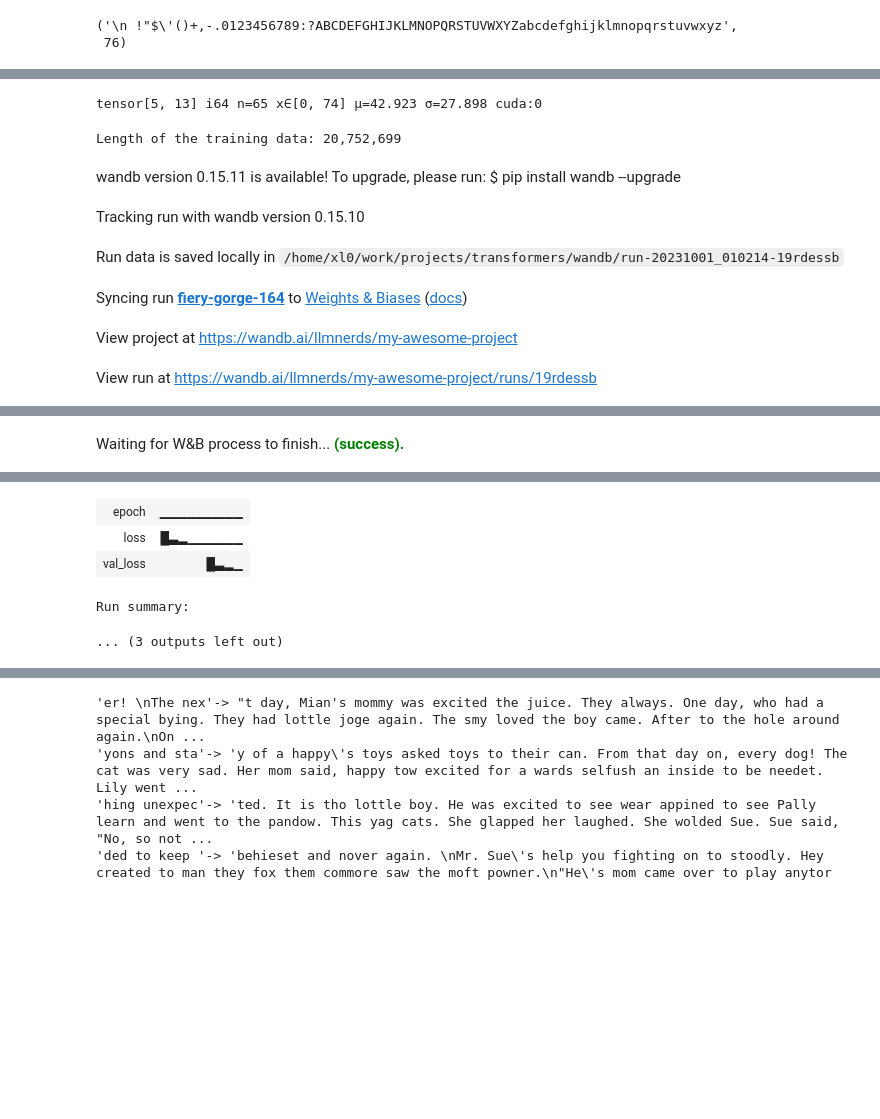
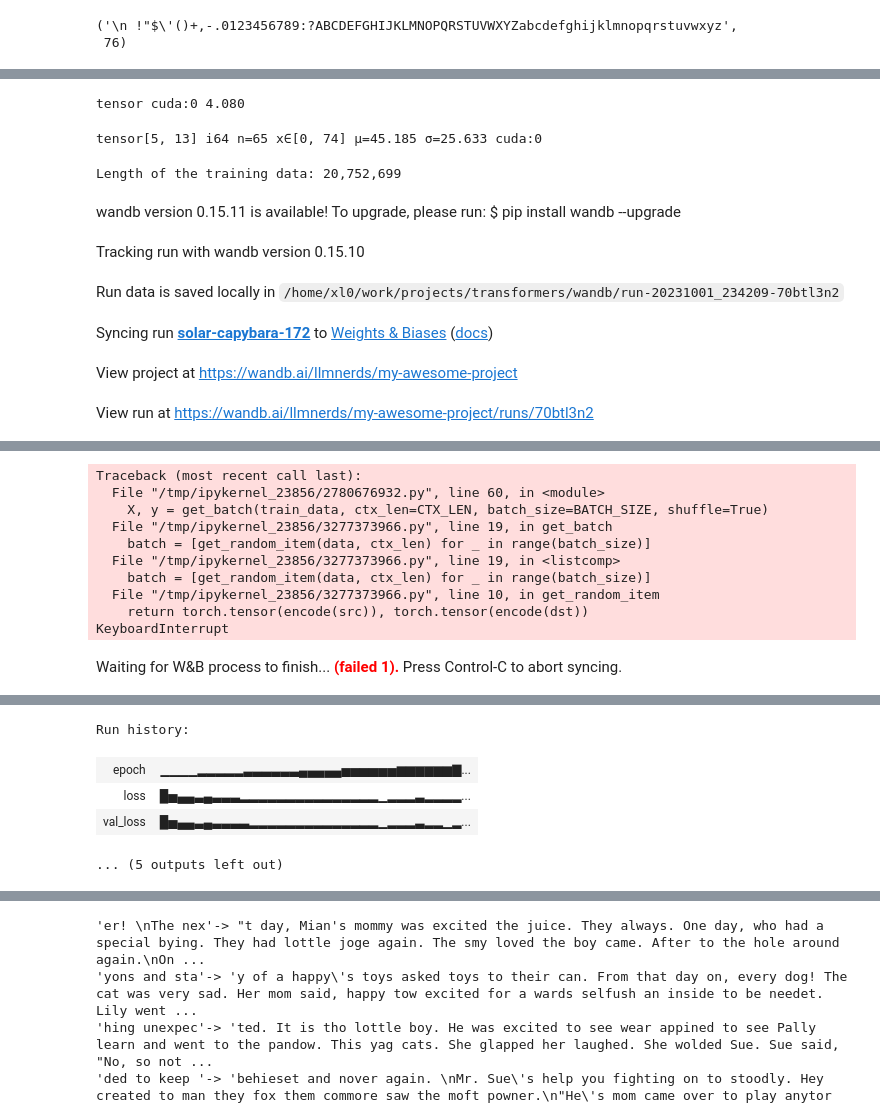
Before and after one commit to xl0/transformers, a Jupyter notebook: transformer_tinystories.ipynb, the cells around one changed output, grey strips where cells are left out. Saved outputs shown, nothing was run; the diff lists cells and outputs as text; code cells hidden in the pictures; blank space fills up the shorter version.

Commit message:
Some progress with training.

```diff
--- a/transformer_tinystories.ipynb
+++ b/transformer_tinystories.ipynb
@@ -158,5 +164,17 @@ y = y.to(device)
+# %%
+M = torch.zeros((128, EMBEDDING_DIM))
+M
+
+
+for pos in range(M.shape[0]):
+    for i in range(M.shape[1] // 2):
+        M[pos, 2 * i] = torch.sin(torch.tensor(pos / 10000 ** (i / M.shape[1])))
+        M[pos, 2 * i + 1] = torch.cos(torch.tensor(pos / 10000 ** ((i) / M.shape[1])))
+
+# M.chans(scale=10)
 # %%
 # def attention_block(params, input_ids, vocab_size):
+import math
 
 
 def make_params(embedding_dim, ctx_len, vocab_size, layers, device):
@@ -164,6 +182,10 @@ def make_params(embedding_dim, ctx_len, vocab_size, layers, device):
         "embedding": torch.randn((vocab_size, embedding_dim), device=device),
         "pos_enc": torch.randn((embedding_dim, ctx_len), device=device),
         "blocks": [],
+        "w_ln_f": torch.ones((embedding_dim), device=device),
+        "b_ln_f": torch.zeros((embedding_dim,), device=device),
+        "decoding": torch.rand((vocab_size, embedding_dim), device=device)
+        / math.sqrt(vocab_size),
     }
 
     for _ in range(layers):
@@ -182,13 +204,23 @@ def make_params(embedding_dim, ctx_len, vocab_size, layers, device):
         }
         model_params["blocks"].append(block)
 
-    model_params["w_ln_f"] = torch.ones((embedding_dim), device=device)
-    model_params["b_ln_f"] = torch.zeros((embedding_dim,), device=device)
-
     return model_params
 
 
+def init_params(params):
+    M = params["pos_enc"]
+    for pos in range(M.shape[0]):
+        for i in range(M.shape[1] // 2):
+            M[M.shape[0] - 1 - pos, 2 * i] = torch.sin(
+                torch.tensor(pos / 10000 ** (i / M.shape[1]))
+            )
+            M[M.shape[0] - 1 - pos, 2 * i + 1] = torch.cos(
+                torch.tensor(pos / 10000 ** ((i) / M.shape[1]))
+            )
+
+
 model_params = make_params(EMBEDDING_DIM, CTX_LEN, len(chars), 2, device)
+init_params(model_params)
 
 
 def transformer_block(params, hidden_states):
@@ -211,8 +243,6 @@ def transformer_block(params, hidden_states):
 
     # print(f"{attn_k=}")
     # print(f"{attn_q=}")
-
-    import math
 
     n_embed = hidden_states.shape[-1]
     attn = (attn_q @ attn_k.transpose(-1, -2)) / math.sqrt(n_embed)
@@ -257,7 +287,7 @@ def model(params, input_ids, vocab_size):
         normalized_shape=(hidden_states.shape[-1],),
     )
 
-    return ln_f[:, -1, :] @ params["embedding"].T
+    return ln_f[:, -1, :] @ params["decoding"].T
 
 
 res = model(model_params, X, len(chars))
@@ -266,0 +301,4 @@ tensor[4096, 76] n=311296 (1.2Mb) x∈[-36.536, 43.814] μ=0.460 σ=12.011 cuda:
+# %%
+torch.nn.functional.cross_entropy(res[0], torch.tensor(3).to(device))
+# %% [output]
+tensor cuda:0 4.080
@@ -302,7 +342,7 @@ def generate(
 
 generate(model, model_params, CTX_LEN, X[:5], 1, temperature=0.0, top_k=1)
 # %% [output]
-tensor[5, 13] i64 n=65 x∈[0, 74] μ=42.923 σ=27.898 cuda:0
+tensor[5, 13] i64 n=65 x∈[0, 74] μ=45.185 σ=25.633 cuda:0
 # %%
 print(f"Length of the training data: {len(train_data):,}")
 # %% [output]
@@ -315,7 +355,7 @@ EMBEDDING_DIM = 128
 BATCH_SIZE = 4096
 LR = 0.1
 
-TRAIN_TOKENS = 10_000_000
+TRAIN_TOKENS = 1_000_000_000
 
 
 LOG_INTERVAL = min(
@@ -335,6 +375,7 @@ run = wandb.init(
 )
 
 model_params = make_params(EMBEDDING_DIM, CTX_LEN, len(chars), 2, device)
+init_params(model_params)
 
 
 def get_params(param_dict_or_list_or_tensor) -> list[torch.Tensor]:
@@ -431,7 +472,7 @@ with run:
 # %% [output]
 wandb version 0.15.11 is available! To upgrade, please run: $ pip install wandb --upgrade
 Tracking run with wandb version 0.15.10
-Run data is saved locally in /home/xl0/work/projects/transformers/wandb/run-20231001_010214-19rdessb
+Run data is saved locally in /home/xl0/work/projects/transformers/wandb/run-20231001_234209-70btl3n2
-Syncing run fiery-gorge-164 to Weights & Biases (docs)
+Syncing run solar-capybara-172 to Weights & Biases (docs)
 View project at https://wandb.ai/llmnerds/my-awesome-project
-View run at https://wandb.ai/llmnerds/my-awesome-project/runs/19rdessb
+View run at https://wandb.ai/llmnerds/my-awesome-project/runs/70btl3n2
@@ -458 +496,11 @@ View run at https://wandb.ai/llmnerds/my-awesome-project/runs/19rdessb
+Traceback (most recent call last):
+  File "/tmp/ipykernel_23856/2780676932.py", line 60, in <module>
+    X, y = get_batch(train_data, ctx_len=CTX_LEN, batch_size=BATCH_SIZE, shuffle=True)
+  File "/tmp/ipykernel_23856/3277373966.py", line 19, in get_batch
+    batch = [get_random_item(data, ctx_len) for _ in range(batch_size)]
+  File "/tmp/ipykernel_23856/3277373966.py", line 19, in <listcomp>
+    batch = [get_random_item(data, ctx_len) for _ in range(batch_size)]
+  File "/tmp/ipykernel_23856/3277373966.py", line 10, in get_random_item
+    return torch.tensor(encode(src)), torch.tensor(encode(dst))
+KeyboardInterrupt
-Waiting for W&B process to finish... (success).
+Waiting for W&B process to finish... (failed 1). Press Control-C to abort syncing.
@@ -461,5 +508,5 @@ Run history:
+Run history:
-| epoch | ▁▁▁▁▁▁▁▁▁ |
-| loss | █▃▂▁▁▁▁▁▁ |
-| val_loss | █▃▂▁ |
+| epoch | ▁▁▁▁▂▂▂▂▂▃▃▃▃▃▃▄▄▄▄▄▅▅▅▅▅▅▆▆▆▆▆▆▇... |
+| loss | █▅▄▄▃▄▃▃▃▂▂▂▂▂▂▂▂▂▂▂▂▂▂▂▁▂▂▂▃▂▂▂▂... |
+| val_loss | █▅▄▄▃▄▃▃▃▃▂▂▂▂▂▂▂▂▂▂▂▂▂▂▁▂▂▂▃▂▂▁▂... |
-Run summary:
-... (3 outputs left out)
+... (5 outputs left out)
```
Also changed, not shown: parts of 10 cells of this notebook.
